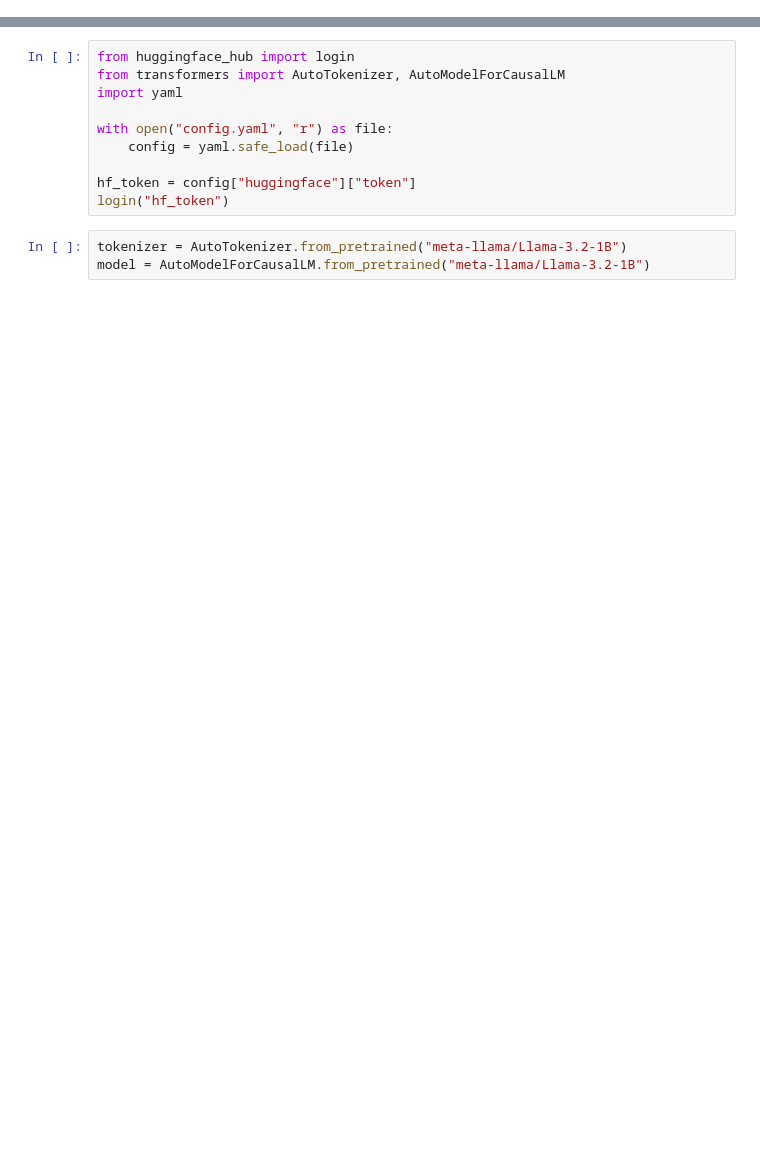
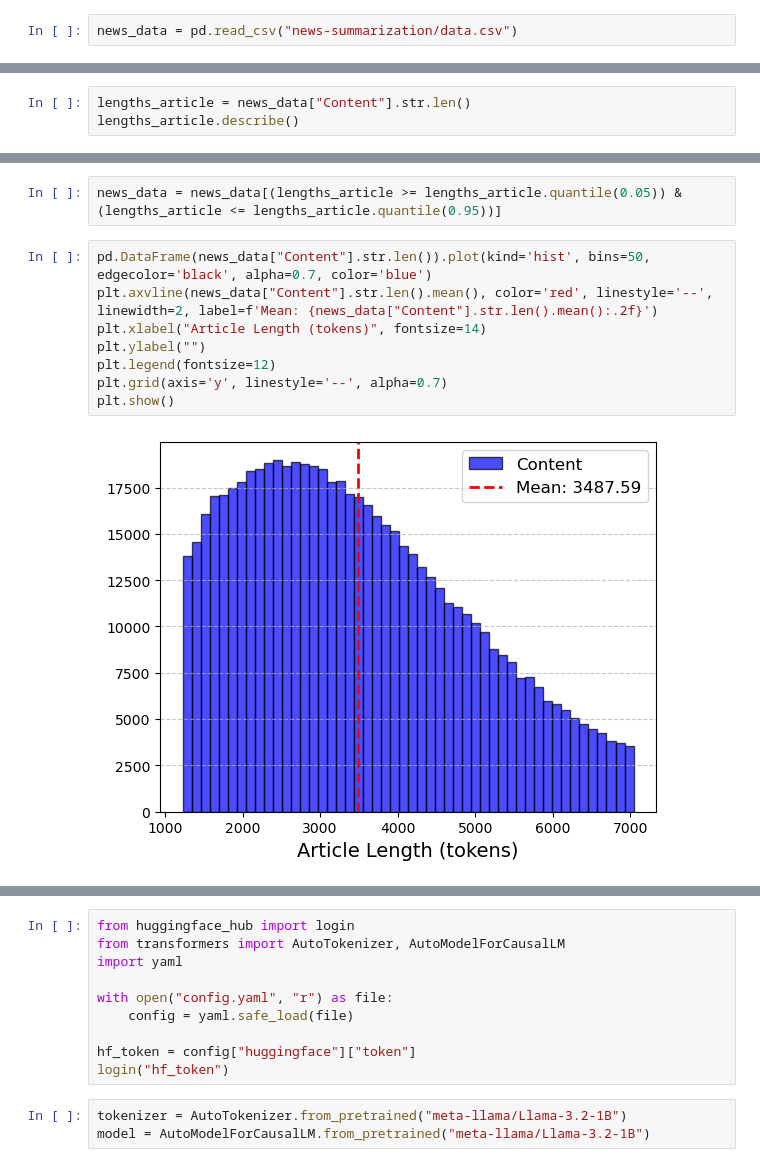
Before and after one commit to pafruchtenreich/ml-project-transformers-mlops, a Jupyter notebook: Prototype.ipynb, the cells around one changed output, grey strips where cells are left out. Saved outputs shown, nothing was run; the diff lists cells and outputs as text; blank space fills up the shorter version.

```diff
--- a/Prototype.ipynb
+++ b/Prototype.ipynb
@@ -2,0 +37,2 @@ pip install -r requirements.txt
+# %%
+news_data = pd.read_csv("news-summarization/data.csv")
@@ -2,0 +59,3 @@ pip install -r requirements.txt
+# %%
+lengths_article = news_data["Content"].str.len()
+lengths_article.describe()
@@ -2,0 +72,12 @@ pip install -r requirements.txt
+# %%
+news_data = news_data[(lengths_article >= lengths_article.quantile(0.05)) & (lengths_article <= lengths_article.quantile(0.95))]
+# %%
+pd.DataFrame(news_data["Content"].str.len()).plot(kind='hist', bins=50, edgecolor='black', alpha=0.7, color='blue')
+plt.axvline(news_data["Content"].str.len().mean(), color='red', linestyle='--', linewidth=2, label=f'Mean: {news_data["Content"].str.len().mean():.2f}')
+plt.xlabel("Article Length (tokens)", fontsize=14)
+plt.ylabel("")
+plt.legend(fontsize=12)
+plt.grid(axis='y', linestyle='--', alpha=0.7)
+plt.show()
+# %% [output]
+[figure, added]
```
Also changed, not shown: parts of 15 cells of this notebook.
